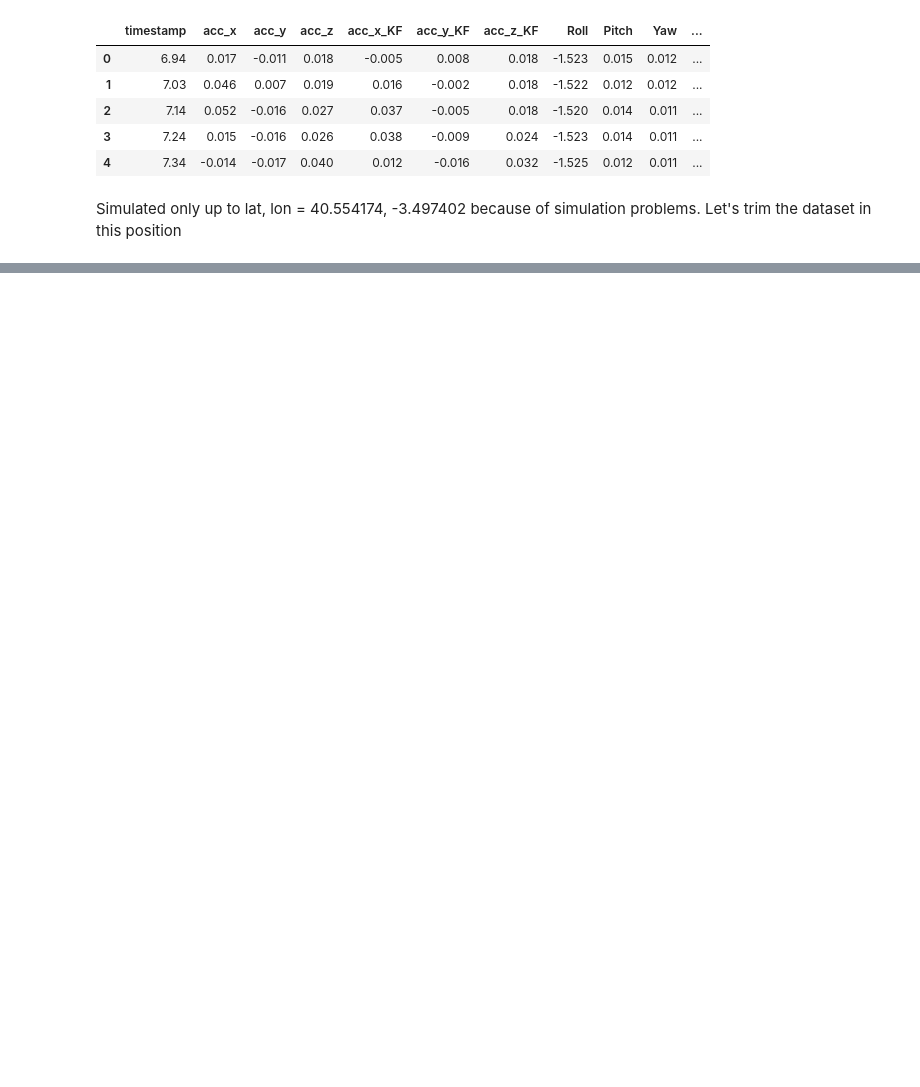
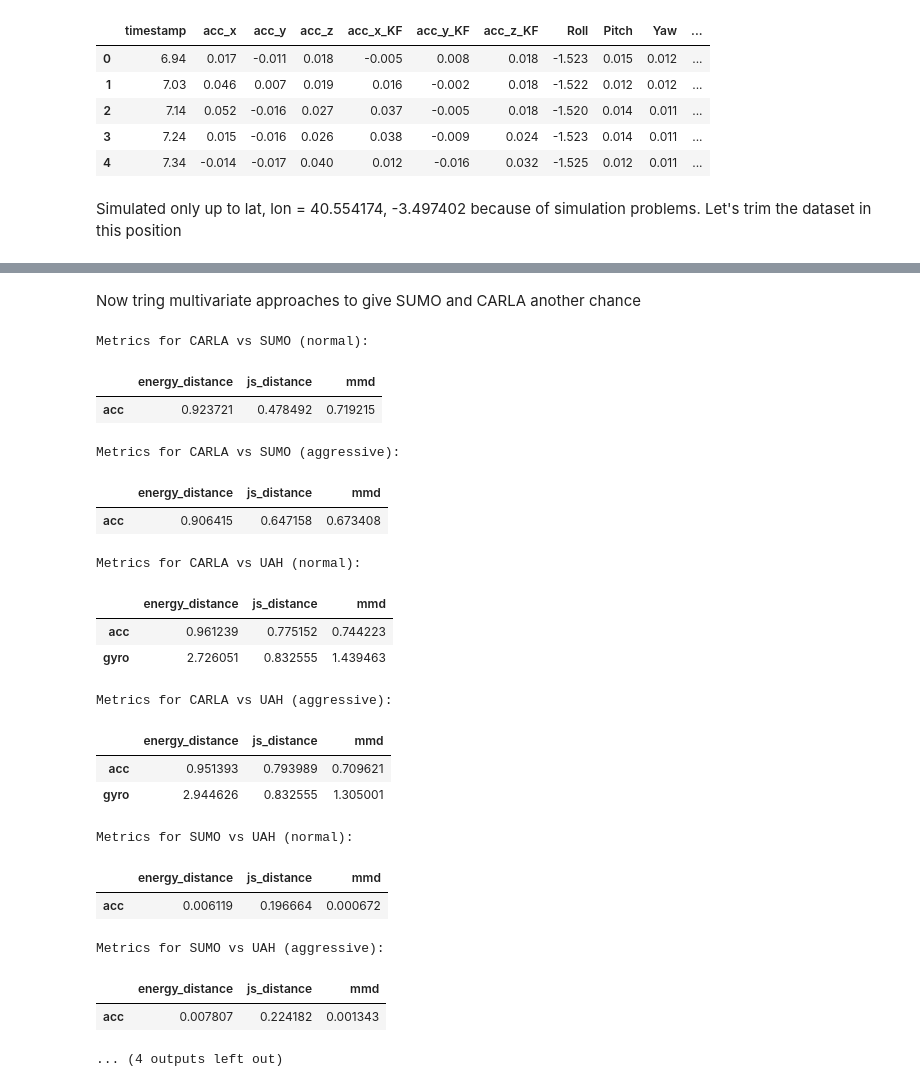
Before and after one commit to H-IAAC/sumo_carla_comparison, a Jupyter notebook: experiment1.ipynb, the cells around one changed output, grey strips where cells are left out. Cells and saved outputs as stored; diff of their text form; code cells hidden in the pictures; blank space fills up the shorter version.

```diff
--- a/experiment1.ipynb
+++ b/experiment1.ipynb
@@ -684,0 +923,2 @@ for id in sumo.keys():
+# %% [markdown]
+Now tring multivariate approaches to give SUMO and CARLA another chance
@@ -684,0 +968,13 @@ for id in sumo.keys():
+# %%
+mult_carla_sumo = {}
+for id in sumo.keys():
+    beh = id.split('_')[1]
+    # Assuming carla_df and uah_df are your dataframes
+    sumo_acc = np.array(sumo[id][['acc_x', 'acc_y']])
+    carla_acc = np.array(carla[id][['acc_x', 'acc_y']])
+
+    acc_results = compare_multivariate_distributions(sumo_acc, carla_acc)
+
+    mult_carla_sumo[beh] = {
+        'acc': acc_results,
+    }
@@ -684,0 +1008,55 @@ for id in sumo.keys():
+# %%
+# Convert metrics dict to DataFrame for tabular display
+print("Metrics for CARLA vs SUMO (normal):")
+mult_carla_sumo_df = pd.DataFrame(mult_carla_sumo['normal']).T
+display(mult_carla_sumo_df)
+
+print("Metrics for CARLA vs SUMO (aggressive):")
+mult_carla_sumo_df = pd.DataFrame(mult_carla_sumo['aggressive']).T
+display(mult_carla_sumo_df)
+
+print("Metrics for CARLA vs UAH (normal):")
+mult_carla_uah_df = pd.DataFrame(mult_carla_uah['normal']).T
+display(mult_carla_uah_df)
+
+print("Metrics for CARLA vs UAH (aggressive):")
+mult_carla_uah_df = pd.DataFrame(mult_carla_uah['aggressive']).T
+display(mult_carla_uah_df)
+
+print("Metrics for SUMO vs UAH (normal):")
+mult_sumo_uah_df = pd.DataFrame(mult_sumo_uah['normal']).T
+display(mult_sumo_uah_df)
+
+print("Metrics for SUMO vs UAH (aggressive):")
+mult_sumo_uah_df = pd.DataFrame(mult_sumo_uah['aggressive']).T
+display(mult_sumo_uah_df)
+
+print("Metrics for UAH (driver 1) vs UAH (driver 2) (normal):")
+mult_uah_uah_df = pd.DataFrame(mult_uah_uah['normal']).T
+display(mult_uah_uah_df)
+
+print("Metrics for UAH (driver 1) vs UAH (driver 2) (aggressive):")
+mult_uah_uah_df = pd.DataFrame(mult_uah_uah['aggressive']).T
+display(mult_uah_uah_df)
+# %% [output]
+Metrics for CARLA vs SUMO (normal):
+|  | energy_distance | js_distance | mmd |
+| acc | 0.923721 | 0.478492 | 0.719215 |
+Metrics for CARLA vs SUMO (aggressive):
+|  | energy_distance | js_distance | mmd |
+| acc | 0.906415 | 0.647158 | 0.673408 |
+Metrics for CARLA vs UAH (normal):
+|  | energy_distance | js_distance | mmd |
+| acc | 0.961239 | 0.775152 | 0.744223 |
+| gyro | 2.726051 | 0.832555 | 1.439463 |
+Metrics for CARLA vs UAH (aggressive):
+|  | energy_distance | js_distance | mmd |
+| acc | 0.951393 | 0.793989 | 0.709621 |
+| gyro | 2.944626 | 0.832555 | 1.305001 |
+Metrics for SUMO vs UAH (normal):
+|  | energy_distance | js_distance | mmd |
+| acc | 0.006119 | 0.196664 | 0.000672 |
+Metrics for SUMO vs UAH (aggressive):
+|  | energy_distance | js_distance | mmd |
+| acc | 0.007807 | 0.224182 | 0.001343 |
+... (4 outputs left out)
```
Also changed, not shown: parts of 17 cells of this notebook, 4 other files.
